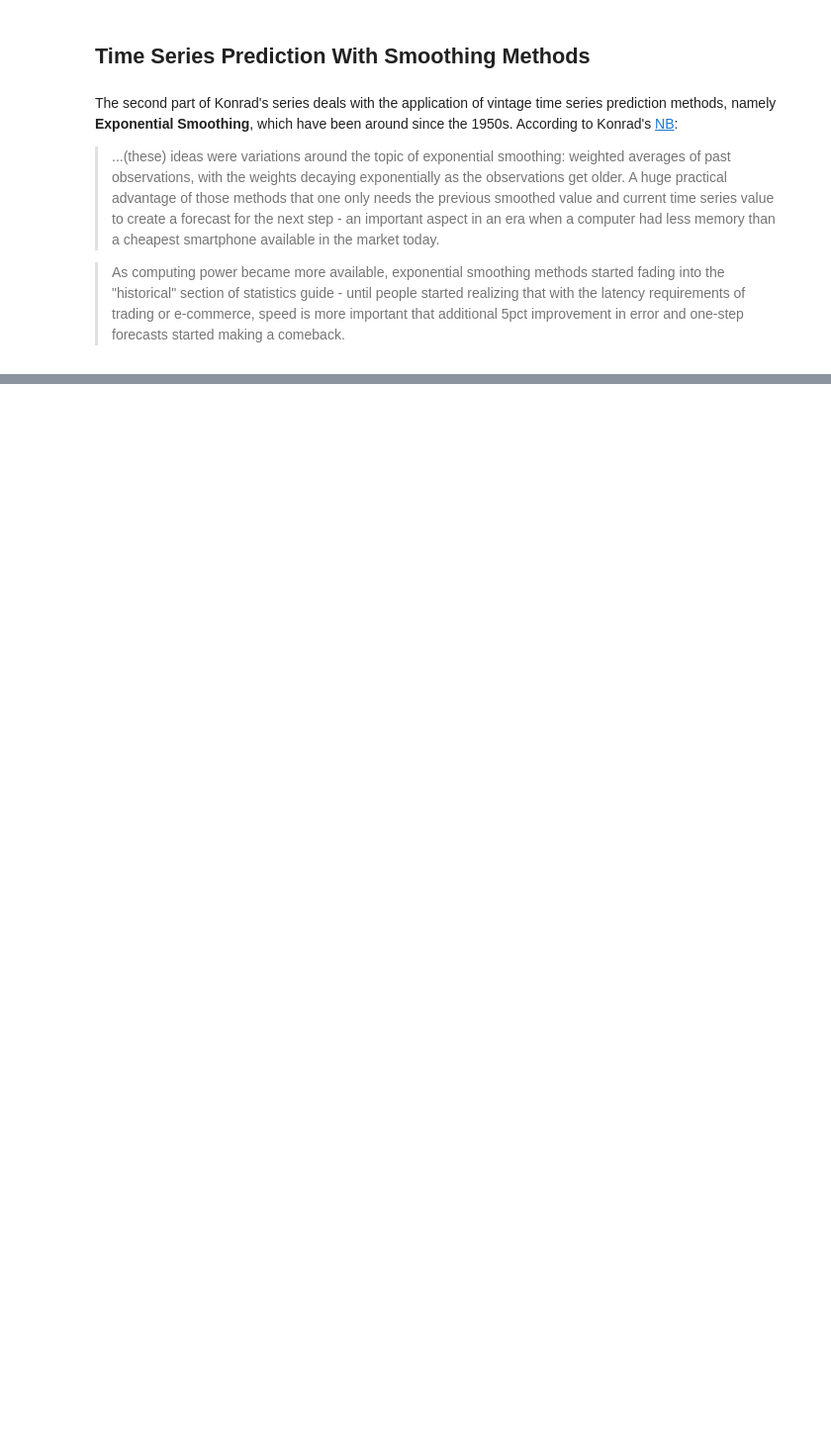
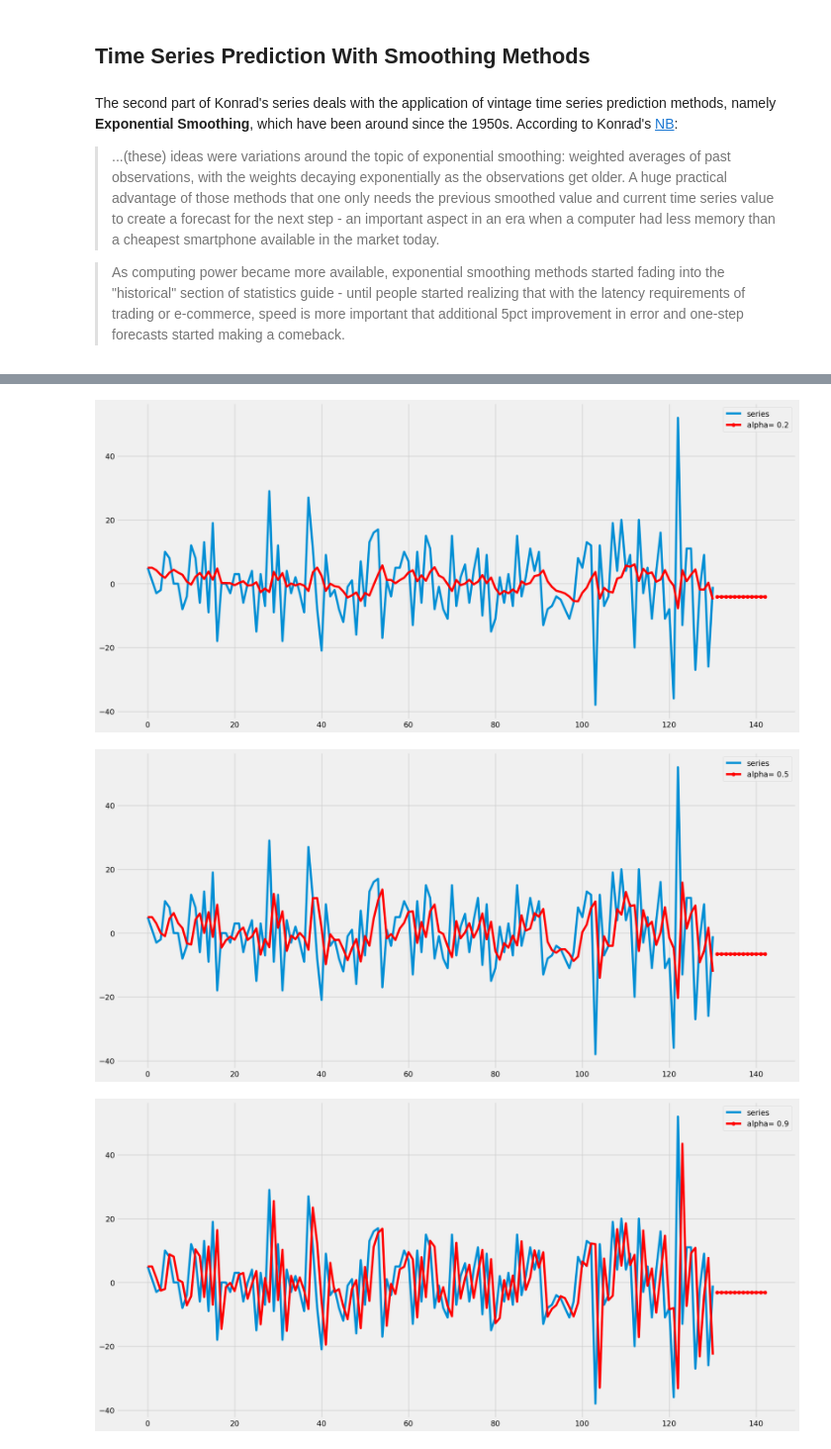
Before and after one commit to bachaudhry/time_series, a Jupyter notebook: ts_with_k/02_Smoothing_Methods.ipynb, the cells around one changed output, grey strips where cells are left out. Shown: that part at 99% size. Saved outputs shown, nothing was run; the diff lists cells and outputs as text; code cells hidden in the pictures; blank space fills up the shorter version.

Commit message:
Added EWMA smoothing

```diff
--- a/ts_with_k/02_Smoothing_Methods.ipynb
+++ b/ts_with_k/02_Smoothing_Methods.ipynb
@@ -5,3 +5,25 @@ The second part of Konrad's series deals with the application of vintage time se
 > ...(these) ideas were variations around the topic of exponential smoothing: weighted averages of past observations, with the weights decaying exponentially as the observations get older. A huge practical advantage of those methods that one only needs the previous smoothed value and current time series value to create a forecast for the next step - an important aspect in an era when a computer had less memory than a cheapest smartphone available in the market today.
 
 > As computing power became more available, exponential smoothing methods started fading into the "historical" section of statistics guide - until people started realizing that with the latency requirements of trading or e-commerce, speed is more important that additional 5pct improvement in error and one-step forecasts started making a comeback.
+# %%
+import pandas as pd
+from pandas.plotting import autocorrelation_plot
+import numpy as np
+from random import gauss, random
+import statsmodels.api as sm
+from statsmodels.graphics.tsaplots import plot_acf, plot_pacf
+from statsmodels.tsa.holtwinters import SimpleExpSmoothing, ExponentialSmoothing, Holt
+import warnings, itertools
+import matplotlib.pyplot as plt
+
+plt.style.use('fivethirtyeight')
+warnings.simplefilter(action='ignore', category=FutureWarning)
+# %%
+# NB and plotting settings
+data = 'data/'
+class CFG:
+    img_dim1 = 20
+    img_dim2 = 10
+
+# Display parameters
+plt.rcParams.update({'figure.figsize': (CFG.img_dim1, CFG.img_dim2)})
@@ -7,0 +41,4 @@ The second part of Konrad's series deals with the application of vintage time se
+# %%
+# Load data
+df = pd.read_csv(data + 'exp1.csv', header=None)
+df.columns = ['series']
@@ -7,0 +56,13 @@ The second part of Konrad's series deals with the application of vintage time se
+# %%
+# Applying exponential smoothing, with varying alphas.
+for alpha_sm in [0.2, 0.5, 0.9]:
+    df.plot.line()
+    fit1 = SimpleExpSmoothing(df).fit(smoothing_level=alpha_sm, optimized=False)
+    fcast1 = fit1.forecast(12).rename('alpha= ' + str(alpha_sm))
+    fcast1.plot(marker='o', color='red', legend=True)
+    fit1.fittedvalues.plot(color='red')
+    plt.show();
+# %% [output]
+[figure, added]
+[figure, added]
+[figure, added]
```
Also changed, not shown: parts of 7 cells of this notebook.
